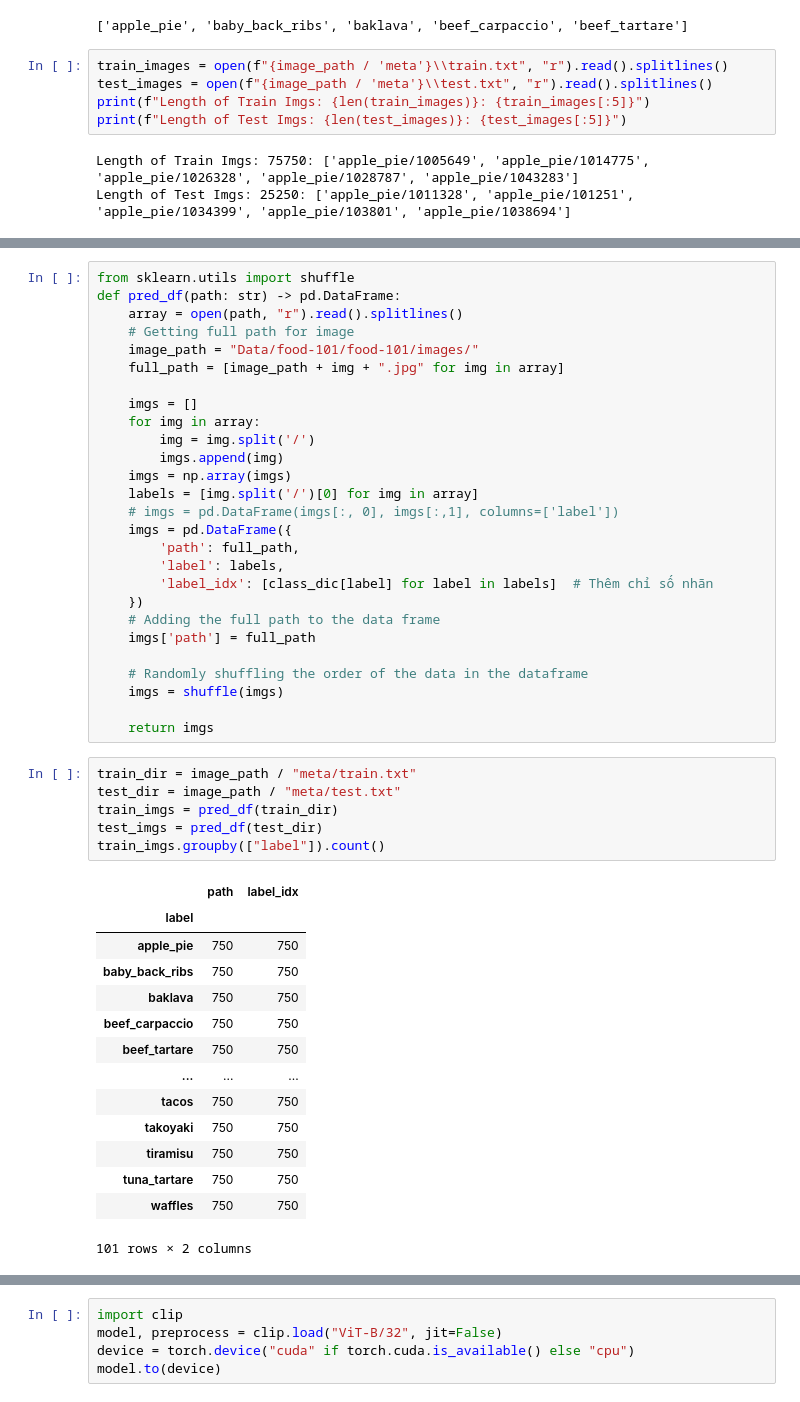
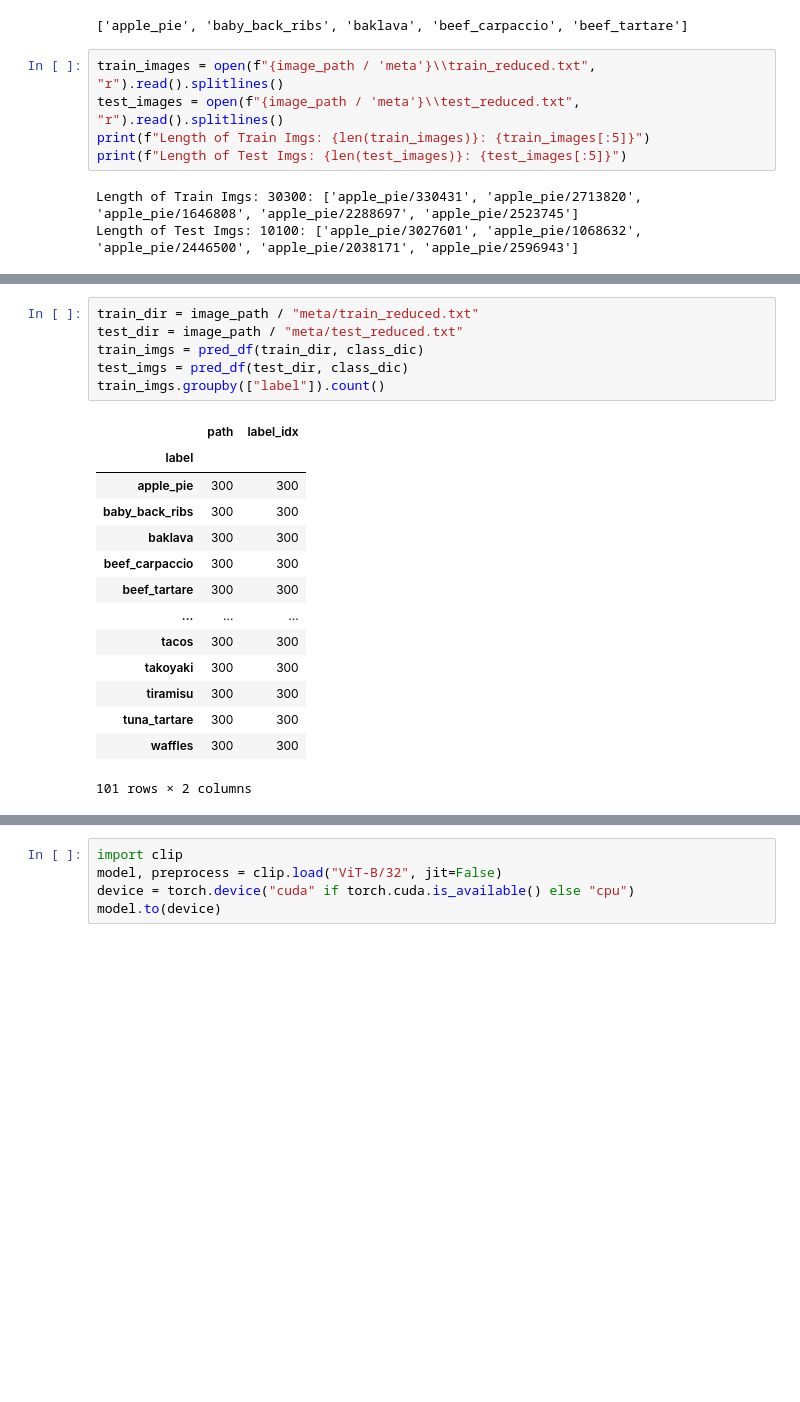
Before and after one commit to nat1124/foodclassify, a Jupyter notebook: foodclassify.ipynb, the cells around one changed output, grey strips where cells are left out. Saved outputs shown, nothing was run; the diff lists cells and outputs as text; blank space fills up the shorter version.

```diff
--- a/foodclassify.ipynb
+++ b/foodclassify.ipynb
@@ -42,13 +48,13 @@ class_names[:5]
 Len of Class_names: 101
 ['apple_pie', 'baby_back_ribs', 'baklava', 'beef_carpaccio', 'beef_tartare']
 # %%
-train_images = open(f"{image_path / 'meta'}\\train.txt", "r").read().splitlines()
-test_images = open(f"{image_path / 'meta'}\\test.txt", "r").read().splitlines()
+train_images = open(f"{image_path / 'meta'}\\train_reduced.txt", "r").read().splitlines()
+test_images = open(f"{image_path / 'meta'}\\test_reduced.txt", "r").read().splitlines()
 print(f"Length of Train Imgs: {len(train_images)}: {train_images[:5]}")
 print(f"Length of Test Imgs: {len(test_images)}: {test_images[:5]}")
 # %% [output]
-Length of Train Imgs: 75750: ['apple_pie/1005649', 'apple_pie/1014775', 'apple_pie/1026328', 'apple_pie/1028787', 'apple_pie/1043283']
-Length of Test Imgs: 25250: ['apple_pie/1011328', 'apple_pie/101251', 'apple_pie/1034399', 'apple_pie/103801', 'apple_pie/1038694']
+Length of Train Imgs: 30300: ['apple_pie/330431', 'apple_pie/2713820', 'apple_pie/1646808', 'apple_pie/2288697', 'apple_pie/2523745']
+Length of Test Imgs: 10100: ['apple_pie/3027601', 'apple_pie/1068632', 'apple_pie/2446500', 'apple_pie/2038171', 'apple_pie/2596943']
 # %%
 class_dic = {name: idx for idx, name in enumerate(class_names)}
 class_dic
@@ -70,53 +76,26 @@ class_dic
  'tiramisu': 98,
  'tuna_tartare': 99,
  'waffles': 100}
-# %%
-from sklearn.utils import shuffle
-def pred_df(path: str) -> pd.DataFrame:
-    array = open(path, "r").read().splitlines()
-    # Getting full path for image
-    image_path = "Data/food-101/food-101/images/"
-    full_path = [image_path + img + ".jpg" for img in array]
-
-    imgs = []
-    for img in array:
-        img = img.split('/')
-        imgs.append(img)
-    imgs = np.array(imgs)
-    labels = [img.split('/')[0] for img in array]
-    # imgs = pd.DataFrame(imgs[:, 0], imgs[:,1], columns=['label'])
-    imgs = pd.DataFrame({
-        'path': full_path,
-        'label': labels,
-        'label_idx': [class_dic[label] for label in labels]  # Thêm chỉ số nhãn
-    })
-    # Adding the full path to the data frame
-    imgs['path'] = full_path
-
-    # Randomly shuffling the order of the data in the dataframe
-    imgs = shuffle(imgs)
-
-    return imgs
 # %%
-train_dir = image_path / "meta/train.txt"
-test_dir = image_path / "meta/test.txt"
-train_imgs = pred_df(train_dir)
-test_imgs = pred_df(test_dir)
+train_dir = image_path / "meta/train_reduced.txt"
+test_dir = image_path / "meta/test_reduced.txt"
+train_imgs = pred_df(train_dir, class_dic)
+test_imgs = pred_df(test_dir, class_dic)
 train_imgs.groupby(["label"]).count()
 # %% [output]
 |  | path | label_idx |
 | label |  |  |
-| apple_pie | 750 | 750 |
-| baby_back_ribs | 750 | 750 |
-| baklava | 750 | 750 |
-| beef_carpaccio | 750 | 750 |
-| beef_tartare | 750 | 750 |
+| apple_pie | 300 | 300 |
+| baby_back_ribs | 300 | 300 |
+| baklava | 300 | 300 |
+| beef_carpaccio | 300 | 300 |
+| beef_tartare | 300 | 300 |
 | ... | ... | ... |
-| tacos | 750 | 750 |
-| takoyaki | 750 | 750 |
-| tiramisu | 750 | 750 |
-| tuna_tartare | 750 | 750 |
-| waffles | 750 | 750 |
+| tacos | 300 | 300 |
+| takoyaki | 300 | 300 |
+| tiramisu | 300 | 300 |
+| tuna_tartare | 300 | 300 |
+| waffles | 300 | 300 |
 101 rows × 2 columns
 # %%
 plt.figure(figsize=(20, 5))
```
Also changed, not shown: parts of 24 cells of this notebook, 5 other files.
